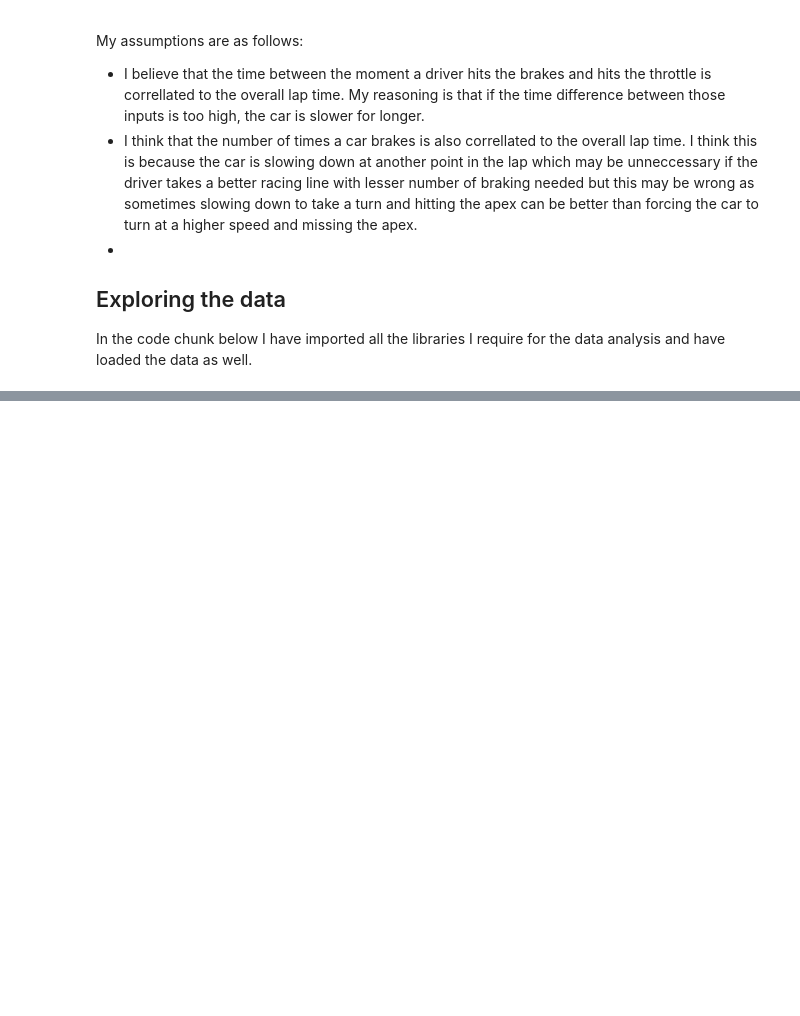
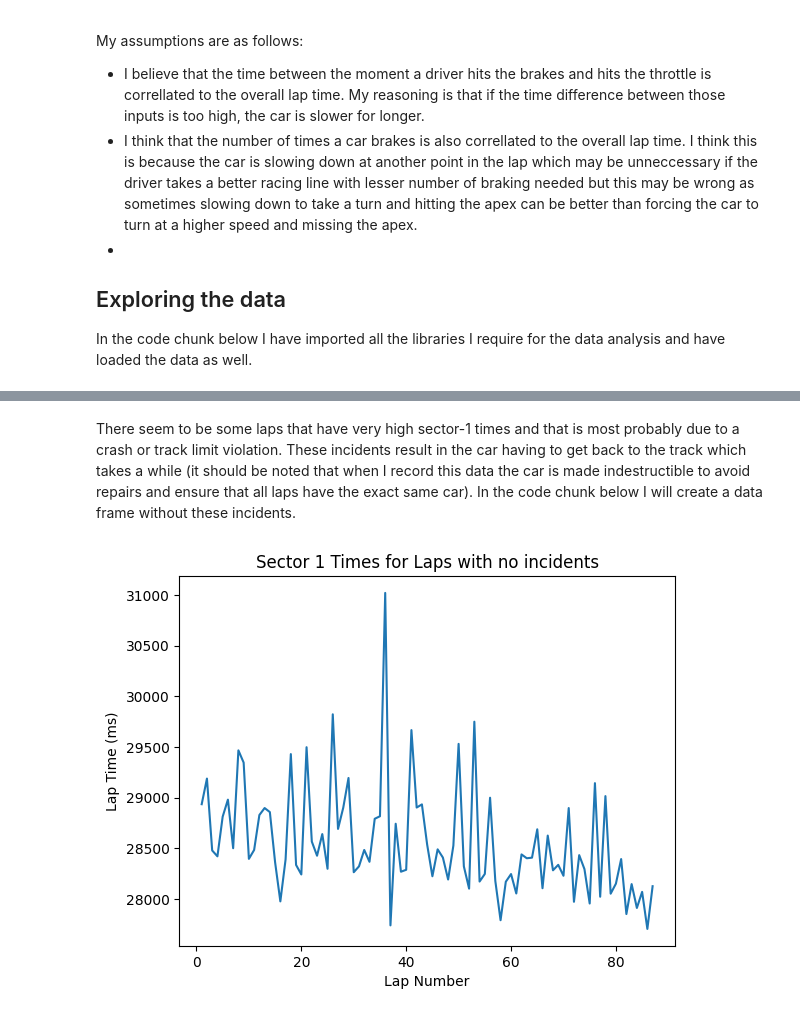
Before and after one commit to Prachet06/F1-Optimized-Cornering-Project, a Jupyter notebook: Code/Data Analysis Notebook.ipynb, the cells around one changed output, grey strips where cells are left out. Cells and saved outputs as stored; diff of their text form; code cells hidden in the pictures; blank space fills up the shorter version.

```diff
--- a/Code/Data Analysis Notebook.ipynb
+++ b/Code/Data Analysis Notebook.ipynb
@@ -51,0 +51,27 @@ plt.show()
+# %% [markdown]
+There seem to be some laps that have very high sector-1 times and that is most probably due to a crash or track limit violation. These incidents result in the car having to get back to the track which takes a while (it should be noted that when I record this data the car is made indestructible to avoid repairs and ensure that all laps have the exact same car). In the code chunk below I will create a data frame without these incidents.
+# %%
+# FIRST EDITED: 14/02/2026
+
+clean_df = df[df['incident'] == 'none']
+clean_s1_times = clean_df["s1_time"].to_numpy()
+
+#print(clean_df.head)
+
+# Since the actual lap numbers may create the illusion that the number of laps
+# without an incident are the same as the laps with an incident, I am going to use
+# a simple range on the y-axis
+
+pseudo_lap_num = np.arange(1, clean_s1_times.shape[0] + 1)
+
+plt.plot(pseudo_lap_num, clean_s1_times)
+plt.title("Sector 1 Times for Laps with no incidents")
+plt.xlabel("Lap Number")
+plt.ylabel("Lap Time (ms)")
+
+plt.show()
+#print(clean_s1_times)
+
+# LAST EDITED: 14/02/2026
+# %% [output]
+[figure, added]
```
Also changed, not shown: parts of 7 cells of this notebook.
